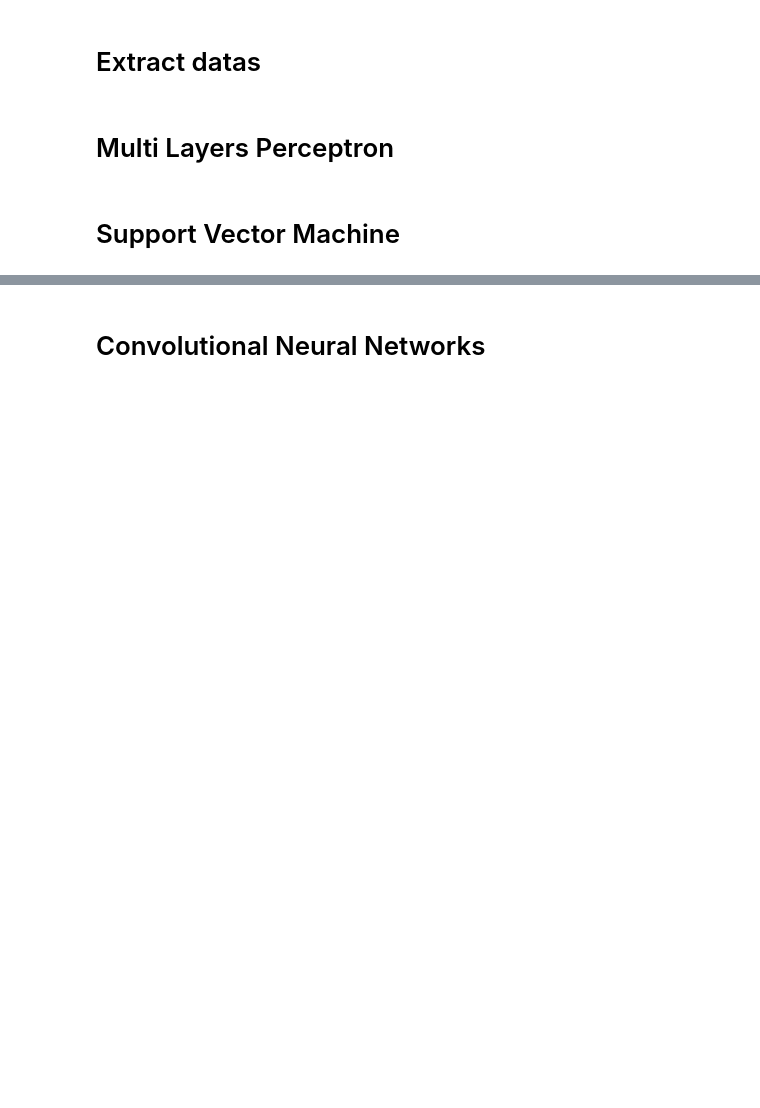
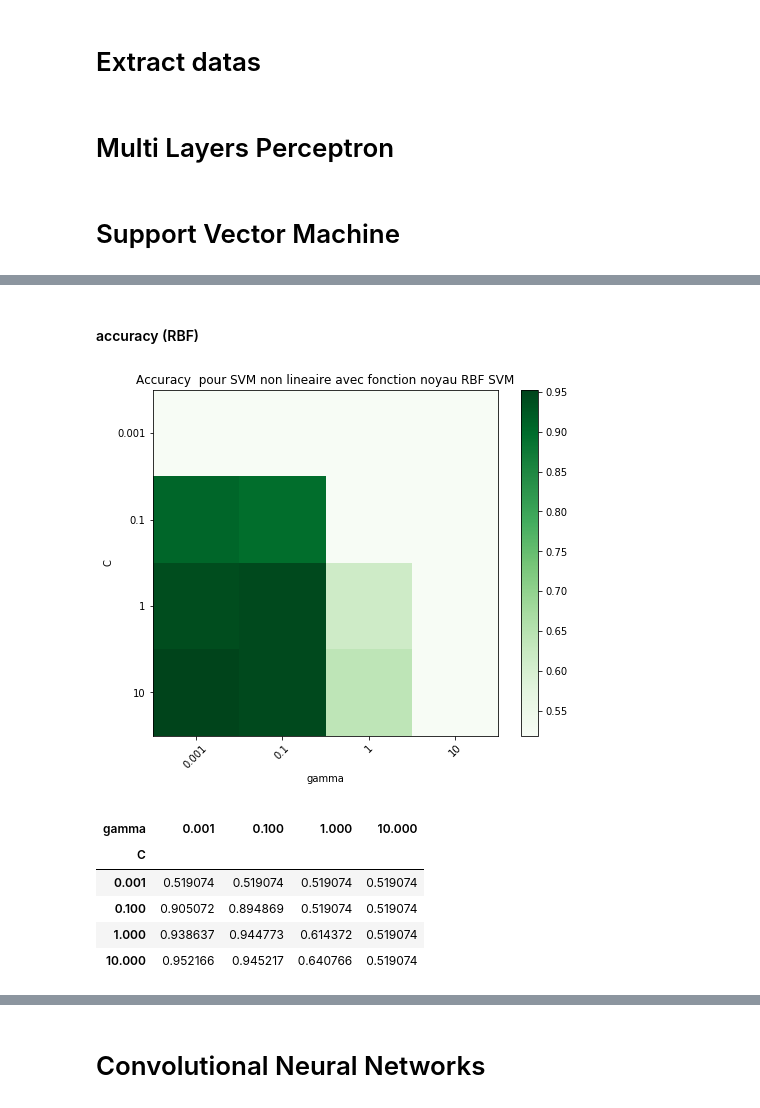
Before and after one commit to lodtan/gti770-tp3, a Jupyter notebook: GTI770-TP03.ipynb, the cells around one changed output, grey strips where cells are left out. Saved outputs shown, nothing was run; the diff lists cells and outputs as text; code cells hidden in the pictures; blank space fills up the shorter version.

```diff
--- a/GTI770-TP03.ipynb
+++ b/GTI770-TP03.ipynb
@@ -121,0 +184,14 @@ print("f1 score: {}".format(f1))
+# %%
+def grid_search_rbf(X_valid, Y_valid,k, jobs, cache_size):
+
+    svc = SVC(cache_size=cache_size)
+    param_grid_rbf = {'kernel': ['rbf'], 'C': [10 ** (-3), 10 ** (-1), 1, 10], 'gamma': [10 ** (-3), 10 ** (-1), 1, 10]}
+    grid_rbf = GridSearchCV(svc, param_grid=param_grid_rbf, cv=k, n_jobs=jobs, scoring='accuracy', verbose=4)
+
+    grid_rbf.fit(X_valid, Y_valid)
+
+    print("RBF : The best hyperparameters are %s with a score of %0.2f" % (grid_rbf.best_params_, grid_rbf.best_score_))
+
+    return grid_rbf
+
+grid_rbf = grid_search_rbf(X_valid, Y_valid, k, jobs, cache_size)
@@ -121,0 +205,39 @@ print("f1 score: {}".format(f1))
+# %% [markdown]
+#### accuracy (RBF)
+# %%
+gammas = [x['gamma'] for x  in grid_rbf.cv_results_['params']]
+C_values=[x['C'] for x  in grid_rbf.cv_results_['params']]
+fit_time = grid_rbf.cv_results_['mean_fit_time']
+accuracies=grid_rbf.cv_results_['mean_test_score']
+
+C_range=[10 ** (-3), 10 ** (-1), 1, 10]
+gamma_range=[10 ** (-3), 10 ** (-1), 1, 10]
+
+grid=grid_rbf
+# We extract just the scores
+scores = grid.cv_results_['mean_test_score']
+scores = np.array(scores).reshape(len(C_range), len(gamma_range))
+
+# Make a nice figure
+plt.figure(figsize=(8, 6))
+plt.subplots_adjust(left=0.15, right=0.95, bottom=0.15, top=0.95)
+plt.imshow(scores, interpolation='nearest',cmap='Greens' )
+plt.xlabel('gamma')
+plt.ylabel('C')
+plt.title('Accuracy  pour SVM non lineaire avec fonction noyau RBF SVM')
+plt.colorbar()
+plt.xticks(np.arange(len(gamma_range)), gamma_range, rotation=45)
+plt.yticks(np.arange(len(C_range)), C_range)
+plt.show()
+
+df=pd.DataFrame(list(zip(gammas,accuracies,C_values)),columns=['gamma','','C'])
+df.pivot_table(columns=['gamma'],index=['C'])
+# %% [output]
+[figure, added]
+|  |  |  |  |  |
+| gamma | 0.001 | 0.100 | 1.000 | 10.000 |
+| C |  |  |  |  |
+| 0.001 | 0.519074 | 0.519074 | 0.519074 | 0.519074 |
+| 0.100 | 0.905072 | 0.894869 | 0.519074 | 0.519074 |
+| 1.000 | 0.938637 | 0.944773 | 0.614372 | 0.519074 |
+| 10.000 | 0.952166 | 0.945217 | 0.640766 | 0.519074 |
```
Also changed, not shown: parts of 21 cells of this notebook, 1 other file.
